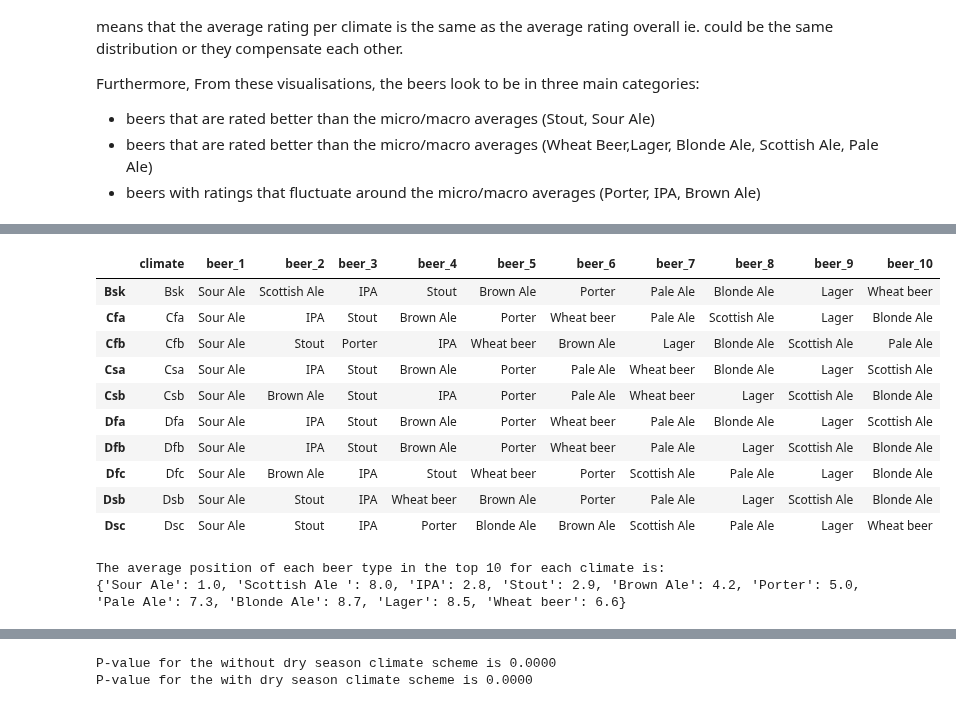
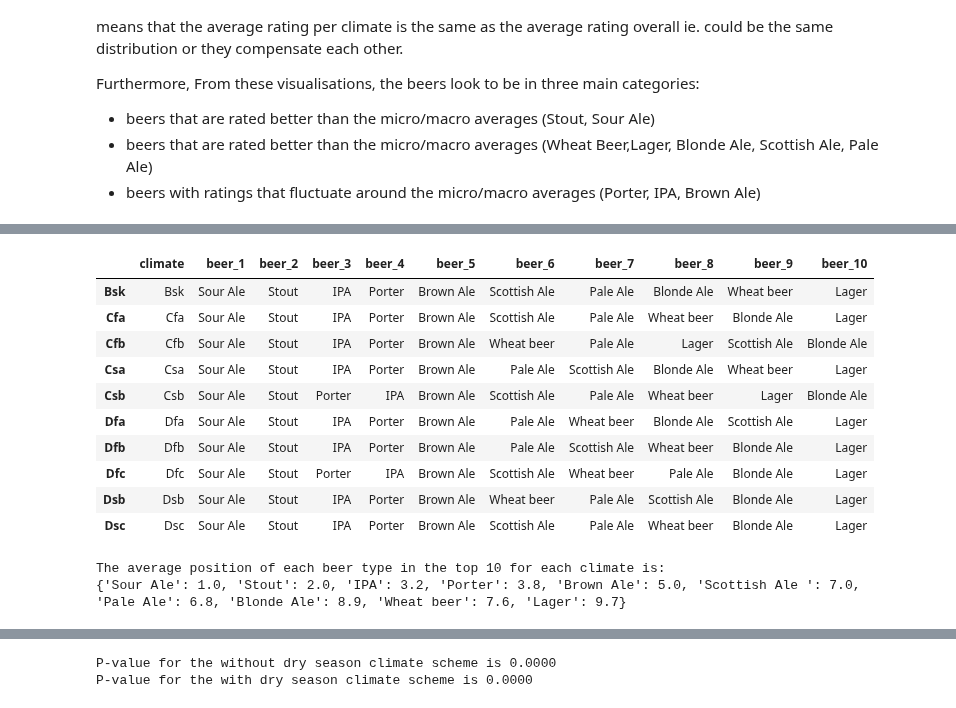
Before and after one commit to epfl-ada/ada-2023-project-riskybiscuits, a Jupyter notebook: styles_analysis.ipynb, the cells around one changed output, grey strips where cells are left out. Saved outputs shown, nothing was run; the diff lists cells and outputs as text; code cells hidden in the pictures.

```diff
--- a/styles_analysis.ipynb
+++ b/styles_analysis.ipynb
@@ -86 +21,3 @@ us_users_ratings["climate_temperature"] = us_users_ratings["climate"].map(climat
+# %%
+us_users_ratings = pd.read_csv("data/us_users_ratings.csv", compression="gzip")
 # %%
@@ -181,9 +126,15 @@ plt.show()
 # %%
 # group by the climates and aggregate the overall rating per type of beer
 
-climate_beer_type = us_users_ratings.groupby(['climate', 'general_style'])['overall'].mean().reset_index()
-print(climate_beer_type['climate'].unique())
-print('There are {} different climates'.format(len(climate_beer_type['climate'].unique())))
+climate_beer_type = (
+    us_users_ratings.groupby(["climate", "general_style"])["overall"]
+    .mean()
+    .reset_index()
+)
+print(climate_beer_type["climate"].unique())
+print(
+    "There are {} different climates".format(len(climate_beer_type["climate"].unique()))
+)
 climate_beer_type.head()
 # %% [output]
 ['Bsk' 'Cfa' 'Cfb' 'Csa' 'Csb' 'Dfa' 'Dfb' 'Dfc' 'Dsb' 'Dsc']
@@ -224,9 +190,13 @@ plt.show()
 # For each climate, performe a chi2 test on the overall rating and the general style
 # H0: the two variables are independent
 
-for climate in us_users_ratings['climate'].unique():
-    data_to_test = us_users_ratings[us_users_ratings['climate']==climate][['overall', 'general_style']]
-    contingency_table = pd.crosstab(data_to_test['overall'], data_to_test['general_style'])
+for climate in us_users_ratings["climate"].unique():
+    data_to_test = us_users_ratings[us_users_ratings["climate"] == climate][
+        ["overall", "general_style"]
+    ]
+    contingency_table = pd.crosstab(
+        data_to_test["overall"], data_to_test["general_style"]
+    )
     chi2, p, dof, expected = stats.chi2_contingency(contingency_table)
     print("P-value for the {} climate is {:.5f}".format(climate, p))
 # %% [output]
@@ -244,12 +214,17 @@ P-value for the Dsc climate is 0.00525
 All p-values of the chi2 tests are smaller than the critical value (0.05) so we fail to reject the null hypothesis ie. for each climate, the overall rating of each beer is significantly independant.
 # %%
 # Microaverage: compute the mean overall rating for all users
-micro_av_overall = us_users_ratings['overall'].mean()
+micro_av_overall = us_users_ratings["overall"].mean()
 print("The micro average overall rating is {:.4f}".format(micro_av_overall))
 
 # Macroaverage: compute statistics for each climate, then take the mean
-climate_av_overall = us_users_ratings.groupby("climate")['overall'].mean().sort_values(ascending=False).reset_index()
+climate_av_overall = (
+    us_users_ratings.groupby("climate")["overall"]
+    .mean()
+    .sort_values(ascending=False)
+    .reset_index()
+)
 climate_av_overall.set_index("climate", inplace=True)
-macro_av_overall = climate_av_overall['overall'].mean()
+macro_av_overall = climate_av_overall["overall"].mean()
 print("The macro average overall rating is {:.4f}".format(macro_av_overall))
 # %% [output]
@@ -312,35 +310,39 @@ abv_averge_per_beer_type.head(10)
 # %%
 # Create a datafram which gives for each climate the general style ordered by the average overall rating
-columns = ['climate'] + ["beer_" + str(i) for i in range(1, 11)]
+columns = ["climate"] + ["beer_" + str(i) for i in range(1, 11)]
 
 best_beers_per_climate = pd.DataFrame(columns=columns)
 
-for climate in climate_beer_type['climate'].unique():
-    best_beers_per_climate.loc[climate] = [climate] + list(climate_beer_type[climate_beer_type['climate']==climate].sort_values(by='overall', ascending=False)['general_style'].values[:10])
+for climate in climate_beer_type["climate"].unique():
+    best_beers_per_climate.loc[climate] = [climate] + list(
+        climate_beer_type[climate_beer_type["climate"] == climate]
+        .sort_values(by="overall", ascending=False)["general_style"]
+        .values[:10]
+    )
 
 best_beers_per_climate.head(10)
 # %% [output]
 |  | climate | beer_1 | beer_2 | beer_3 | beer_4 | beer_5 | beer_6 | beer_7 | beer_8 | beer_9 | beer_10 |
-| Bsk | Bsk | Sour Ale | Scottish Ale | IPA | Stout | Brown Ale | Porter | Pale Ale | Blonde Ale | Lager | Wheat beer |
-| Cfa | Cfa | Sour Ale | IPA | Stout | Brown Ale | Porter | Wheat beer | Pale Ale | Scottish Ale | Lager | Blonde Ale |
-| Cfb | Cfb | Sour Ale | Stout | Porter | IPA | Wheat beer | Brown Ale | Lager | Blonde Ale | Scottish Ale | Pale Ale |
-| Csa | Csa | Sour Ale | IPA | Stout | Brown Ale | Porter | Pale Ale | Wheat beer | Blonde Ale | Lager | Scottish Ale |
-| Csb | Csb | Sour Ale | Brown Ale | Stout | IPA | Porter | Pale Ale | Wheat beer | Lager | Scottish Ale | Blonde Ale |
-| Dfa | Dfa | Sour Ale | IPA | Stout | Brown Ale | Porter | Wheat beer | Pale Ale | Blonde Ale | Lager | Scottish Ale |
-| Dfb | Dfb | Sour Ale | IPA | Stout | Brown Ale | Porter | Wheat beer | Pale Ale | Lager | Scottish Ale | Blonde Ale |
-| Dfc | Dfc | Sour Ale | Brown Ale | IPA | Stout | Wheat beer | Porter | Scottish Ale | Pale Ale | Lager | Blonde Ale |
-| Dsb | Dsb | Sour Ale | Stout | IPA | Wheat beer | Brown Ale | Porter | Pale Ale | Lager | Scottish Ale | Blonde Ale |
-| Dsc | Dsc | Sour Ale | Stout | IPA | Porter | Blonde Ale | Brown Ale | Scottish Ale | Pale Ale | Lager | Wheat beer |
+| Bsk | Bsk | Sour Ale | Stout | IPA | Porter | Brown Ale | Scottish Ale | Pale Ale | Blonde Ale | Wheat beer | Lager |
+| Cfa | Cfa | Sour Ale | Stout | IPA | Porter | Brown Ale | Scottish Ale | Pale Ale | Wheat beer | Blonde Ale | Lager |
+| Cfb | Cfb | Sour Ale | Stout | IPA | Porter | Brown Ale | Wheat beer | Pale Ale | Lager | Scottish Ale | Blonde Ale |
+| Csa | Csa | Sour Ale | Stout | IPA | Porter | Brown Ale | Pale Ale | Scottish Ale | Blonde Ale | Wheat beer | Lager |
+| Csb | Csb | Sour Ale | Stout | Porter | IPA | Brown Ale | Scottish Ale | Pale Ale | Wheat beer | Lager | Blonde Ale |
+| Dfa | Dfa | Sour Ale | Stout | IPA | Porter | Brown Ale | Pale Ale | Wheat beer | Blonde Ale | Scottish Ale | Lager |
+| Dfb | Dfb | Sour Ale | Stout | IPA | Porter | Brown Ale | Pale Ale | Scottish Ale | Wheat beer | Blonde Ale | Lager |
+| Dfc | Dfc | Sour Ale | Stout | Porter | IPA | Brown Ale | Scottish Ale | Wheat beer | Pale Ale | Blonde Ale | Lager |
+| Dsb | Dsb | Sour Ale | Stout | IPA | Porter | Brown Ale | Wheat beer | Pale Ale | Scottish Ale | Blonde Ale | Lager |
+| Dsc | Dsc | Sour Ale | Stout | IPA | Porter | Brown Ale | Scottish Ale | Pale Ale | Wheat beer | Blonde Ale | Lager |
 # %%
 # Can compute average position for each beer type in the top 10 for each climate
 beers_average_position = {}
 
 for row in best_beers_per_climate.iterrows():
-   for i, beer in enumerate(row[1][1:]):
-       if beer in beers_average_position:
-           beers_average_position[beer] += (i+1)
-       else:
-           beers_average_position[beer] = (i+1)
+    for i, beer in enumerate(row[1][1:]):
+        if beer in beers_average_position:
+            beers_average_position[beer] += i + 1
+        else:
+            beers_average_position[beer] = i + 1
 
 for beer in beers_average_position:
     beers_average_position[beer] /= len(best_beers_per_climate)
@@ -349,6 +351,6 @@ print("The average position of each beer type in the top 10 for each climate is:
 print(beers_average_position)
 # %% [output]
 The average position of each beer type in the top 10 for each climate is:
-{'Sour Ale': 1.0, 'Scottish Ale ': 8.0, 'IPA': 2.8, 'Stout': 2.9, 'Brown Ale': 4.2, 'Porter': 5.0, 'Pale Ale': 7.3, 'Blonde Ale': 8.7, 'Lager': 8.5, 'Wheat beer': 6.6}
+{'Sour Ale': 1.0, 'Stout': 2.0, 'IPA': 3.2, 'Porter': 3.8, 'Brown Ale': 5.0, 'Scottish Ale ': 7.0, 'Pale Ale': 6.8, 'Blonde Ale': 8.9, 'Wheat beer': 7.6, 'Lager': 9.7}
 # %%
 # Now let's analyse the scheme of the climate and the overall rating
```
Also changed, not shown: parts of 25 cells of this notebook.
